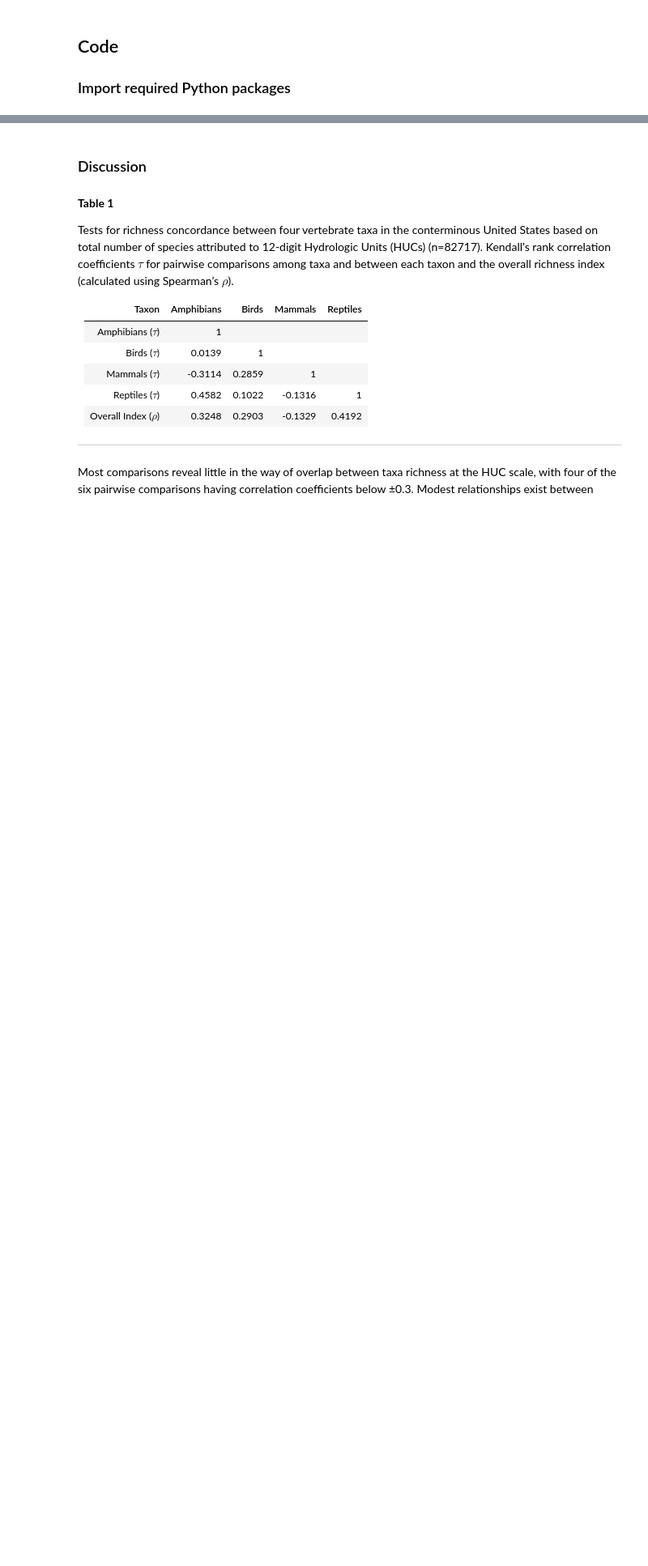
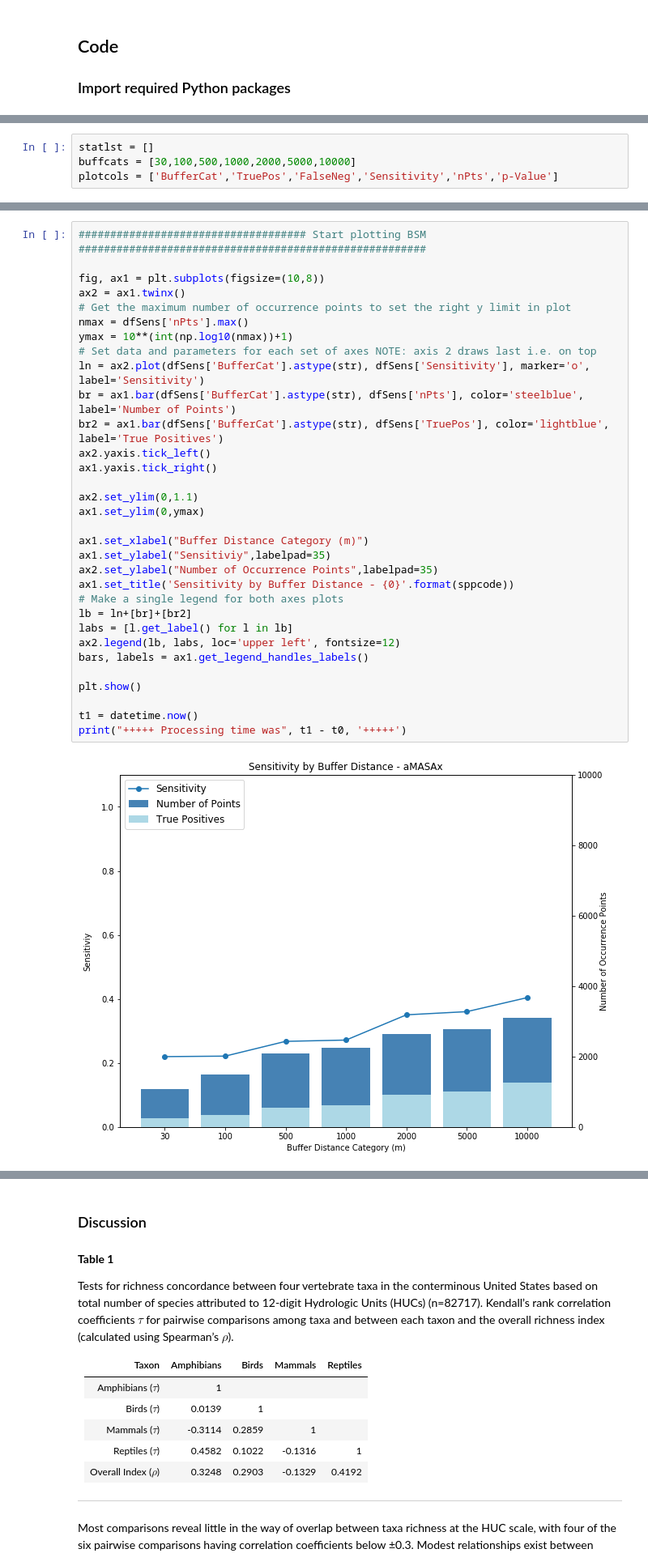
Before and after one commit to mjrubino/GAP-Habitat-Map-Assessment, a Jupyter notebook: Habitat-Map-Evaluation.ipynb, the cells around one changed output, grey strips where cells are left out. Shown: that part at 81% size. Drawn from its saved outputs; the diff is of its cells as text; blank space fills up the shorter version.

```diff
--- a/Habitat-Map-Evaluation.ipynb
+++ b/Habitat-Map-Evaluation.ipynb
@@ -406,0 +321,4 @@ for ax, t in zip(axs, taxa):
+# %%
+statlst = []
+buffcats = [30,100,500,1000,2000,5000,10000]
+plotcols = ['BufferCat','TruePos','FalseNeg','Sensitivity','nPts','p-Value']
@@ -406,0 +405,34 @@ for ax, t in zip(axs, taxa):
+# %%
+#################################### Start plotting BSM #######################################################
+
+fig, ax1 = plt.subplots(figsize=(10,8))
+ax2 = ax1.twinx()
+# Get the maximum number of occurrence points to set the right y limit in plot
+nmax = dfSens['nPts'].max()
+ymax = 10**(int(np.log10(nmax))+1)
+# Set data and parameters for each set of axes NOTE: axis 2 draws last i.e. on top
+ln = ax2.plot(dfSens['BufferCat'].astype(str), dfSens['Sensitivity'], marker='o', label='Sensitivity')
+br = ax1.bar(dfSens['BufferCat'].astype(str), dfSens['nPts'], color='steelblue', label='Number of Points')
+br2 = ax1.bar(dfSens['BufferCat'].astype(str), dfSens['TruePos'], color='lightblue', label='True Positives')
+ax2.yaxis.tick_left()
+ax1.yaxis.tick_right()
+
+ax2.set_ylim(0,1.1)
+ax1.set_ylim(0,ymax)
+
+ax1.set_xlabel("Buffer Distance Category (m)")
+ax1.set_ylabel("Sensitiviy",labelpad=35)
+ax2.set_ylabel("Number of Occurrence Points",labelpad=35)
+ax1.set_title('Sensitivity by Buffer Distance - {0}'.format(sppcode))
+# Make a single legend for both axes plots
+lb = ln+[br]+[br2]
+labs = [l.get_label() for l in lb]
+ax2.legend(lb, labs, loc='upper left', fontsize=12)
+bars, labels = ax1.get_legend_handles_labels()
+
+plt.show()
+
+t1 = datetime.now()
+print("+++++ Processing time was", t1 - t0, '+++++')
+# %% [output]
+[figure, added]
```
Also changed, not shown: parts of 45 cells of this notebook, 1 other file.
